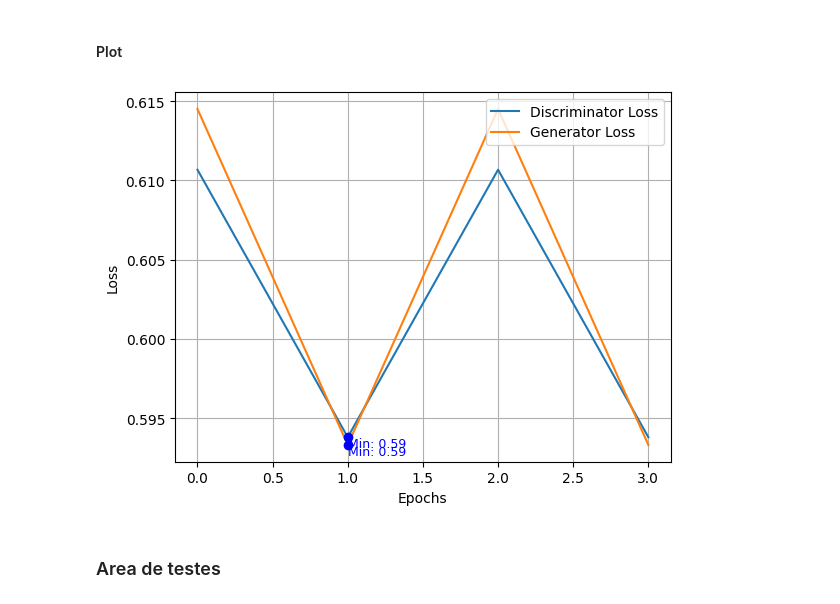
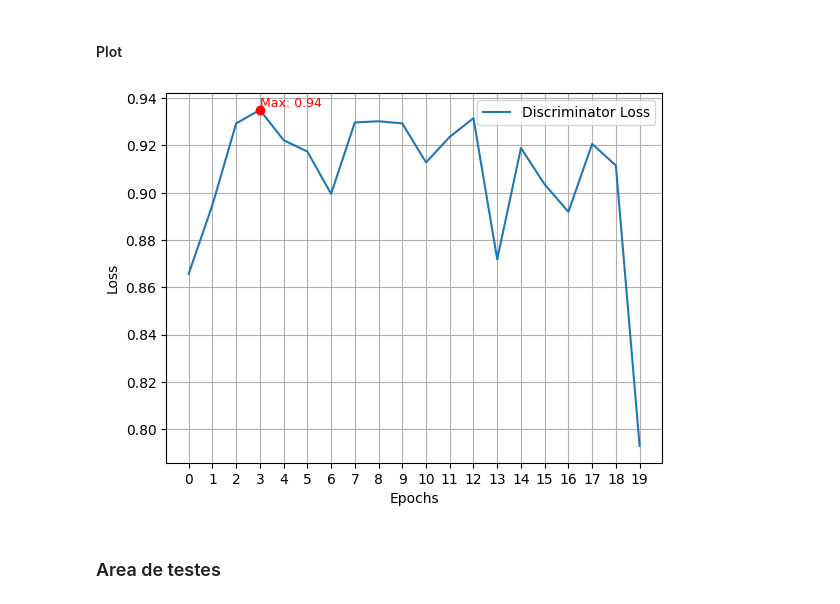
Before and after one commit to gustavoguaragna/GeraFed, a Jupyter notebook: CGANs.ipynb, the cells around one changed output. Cells and saved outputs as stored; diff of their text form; code cells hidden in the pictures.

```diff
--- a/CGANs.ipynb
+++ b/CGANs.ipynb
@@ -434,6 +432,11 @@ def plot_line_graph(data_lists, y_label, x_label="Épocas", labels=None, highlig
     if labels:
         plt.legend()
     plt.grid(True)
+
+    # Define os ticks do eixo x para mostrar apenas valores inteiros
+    max_len = max(len(data) for data in data_lists)
+    plt.xticks(range(0, max_len))
+
     plt.show()
 # %% [markdown]
 
@@ -1180,11 +1245,11 @@ BETA2 = 0.9
 D = Discriminator().to(device)
 G = Generator(latent_dim=LATENT_DIM).to(device)
 # Otimizadores
-optimizer_D = torch.optim.Adam(D.parameters(), lr=LEARNING_RATE, betas=(BETA1, BETA2))
-optimizer_G = torch.optim.Adam(G.parameters(), lr=LEARNING_RATE, betas=(BETA1, BETA2))
+optim_D = torch.optim.Adam(D.parameters(), lr=LEARNING_RATE, betas=(BETA1, BETA2))
+optim_G = torch.optim.Adam(G.parameters(), lr=LEARNING_RATE, betas=(BETA1, BETA2))
 
-scheduler_D = torch.optim.lr_scheduler.StepLR(optimizer_D, step_size=5, gamma=0.9)
-scheduler_G = torch.optim.lr_scheduler.StepLR(optimizer_G, step_size=5, gamma=0.9)
+#scheduler_D = torch.optim.lr_scheduler.StepLR(optimizer_D, step_size=5, gamma=0.9)
+#scheduler_G = torch.optim.lr_scheduler.StepLR(optimizer_G, step_size=5, gamma=0.9)
 # %% [markdown]
 #### Treinamento
 # %%
@@ -1199,8 +1264,12 @@ historico_metricas = {"d_loss_b": [],
                       "accuracy": [],
                       "time": []}
 
-wgan = False
-f2u_gan = True
+wgan = True
+try:
+    f2u_gan = type(model).__name__ == "F2U_CGAN" or type(model).__name__ == "F2U_GAN"
+    conditional = type(model).__name__ == "CGAN" or type(model).__name__ == "F2U_CGAN"
+except:
+    f2u_cgan = False
 
 if wgan:
     LATENT_DIM = 128
@@ -1211,9 +1280,6 @@ elif f2u_gan:
 else:
     LATENT_DIM = 100
     model.to(device)
-
-optim_G = torch.optim.Adam(model.generator.parameters(), lr=0.0001, betas=(0.5, 0.999))
-optim_D = torch.optim.Adam(model.discriminator.parameters(), lr=0.0001, betas=(0.5, 0.999))
 
 gera_fig = True
 net_eval = True
@@ -1379,13 +1437,13 @@ print("✅ Treinamento Concluído!")
 # %%
 # Plot the discriminator and generator loss per batch
 plot_line_graph(
-    data_lists=[historico_metricas["g_losses_e"][2], historico_metricas["g_losses_e"][0]],
+    data_lists=[historico_metricas["accuracy"]],
     y_label="Loss",
     x_label="Epochs",
     labels=["Discriminator Loss", "Generator Loss"],
-    highlight_min=True,
+    highlight_max=True,
 )
 # %% [output]
-[figure, old version]
+[figure, new version]
 # %% [markdown]
 ### Area de testes
```
Also changed, not shown: parts of 9 cells of this notebook, 1 other file.
